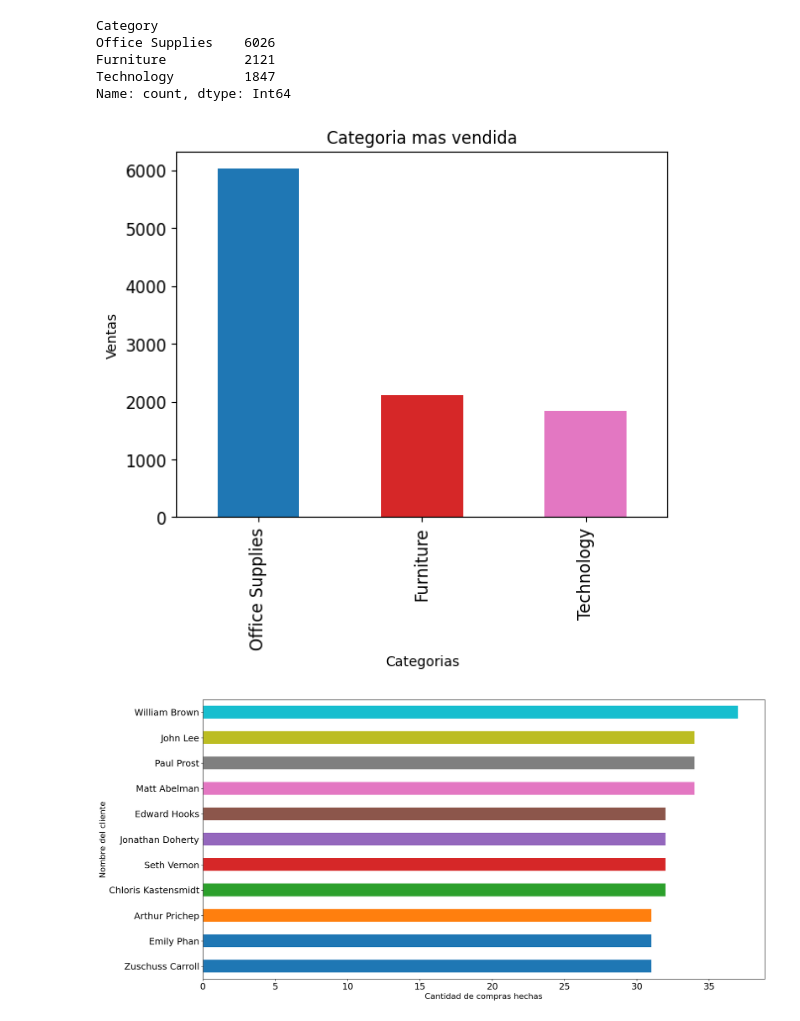
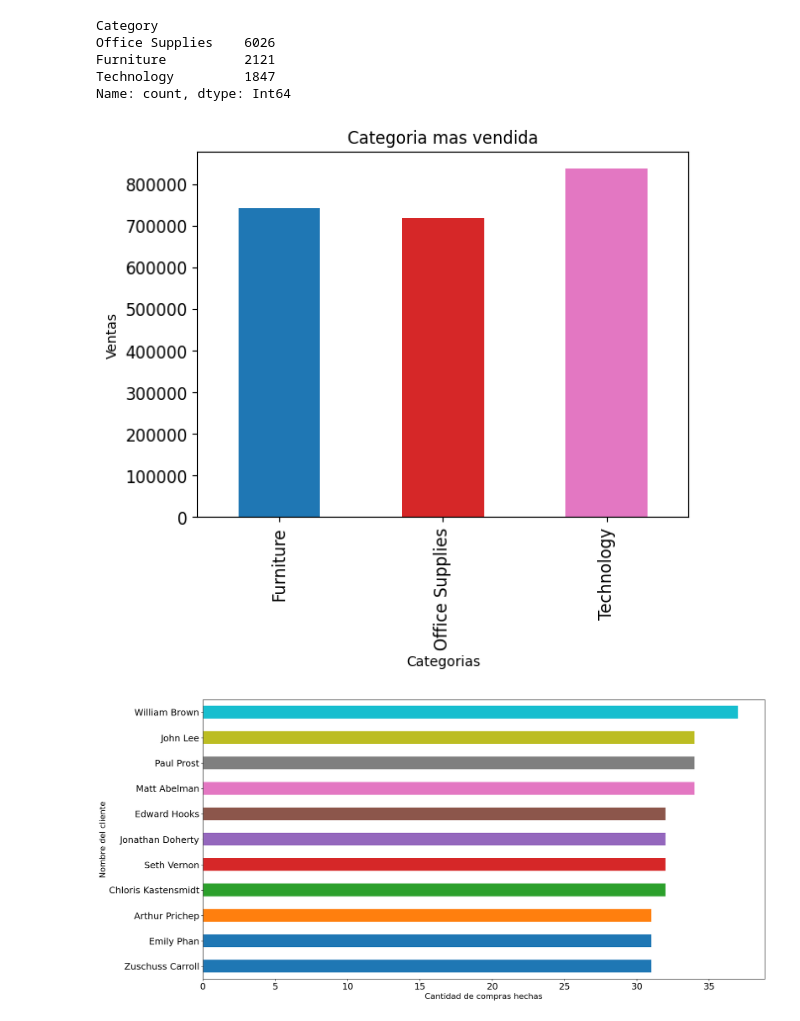
Before and after one commit to Axelbau19/csvJupyterNoteBook, a Jupyter notebook: practica1/notebook.ipynb, the cells around one changed output. Drawn from its saved outputs; the diff is of its cells as text; code cells hidden in the pictures.

Commit message:
Axel
maybe there an error at graph

```diff
--- a/practica1/notebook.ipynb
+++ b/practica1/notebook.ipynb
@@ -29,6 +28,7 @@ dtype: object
 # %%
 #Aqui tenemos que hacer una limpieza o bueno adecuar el tipo de dato
 dataFrame = dataFrame.convert_dtypes()
+dataFrame['Order Date'] = pd.to_datetime(dataFrame['Order Date'])
 dataFrame.dtypes
 # %% [output]
 Order ID         string[python]
@@ -89,14 +89,15 @@ Furniture          2121
 Technology         1847
 Name: count, dtype: Int64
 # %%
+#Este esta mal
 #Graficar
-dataFrame['Category'].value_counts().plot(kind='bar',fontsize=12,color=[plt.cm.get_cmap('tab10')(i / len(dataFrame['Category'].unique())) for i in range(len(dataFrame['Category'].unique()))])
+dataFrame.groupby('Category')['Sales'].sum().plot(kind='bar',fontsize=12,color=[plt.cm.get_cmap('tab10')(i / len(dataFrame['Category'].unique())) for i in range(len(dataFrame['Category'].unique()))])
 plt.xlabel('Categorias')
 plt.ylabel('Ventas')
 plt.title('Categoria mas vendida')
 plt.show()
 # %% [output]
-[figure, old version]
+[figure, new version]
 # %%
 #2 ejercicio
 cs = dataFrame['Customer Name'].value_counts()
```
Also changed, not shown: parts of 5 cells of this notebook.
